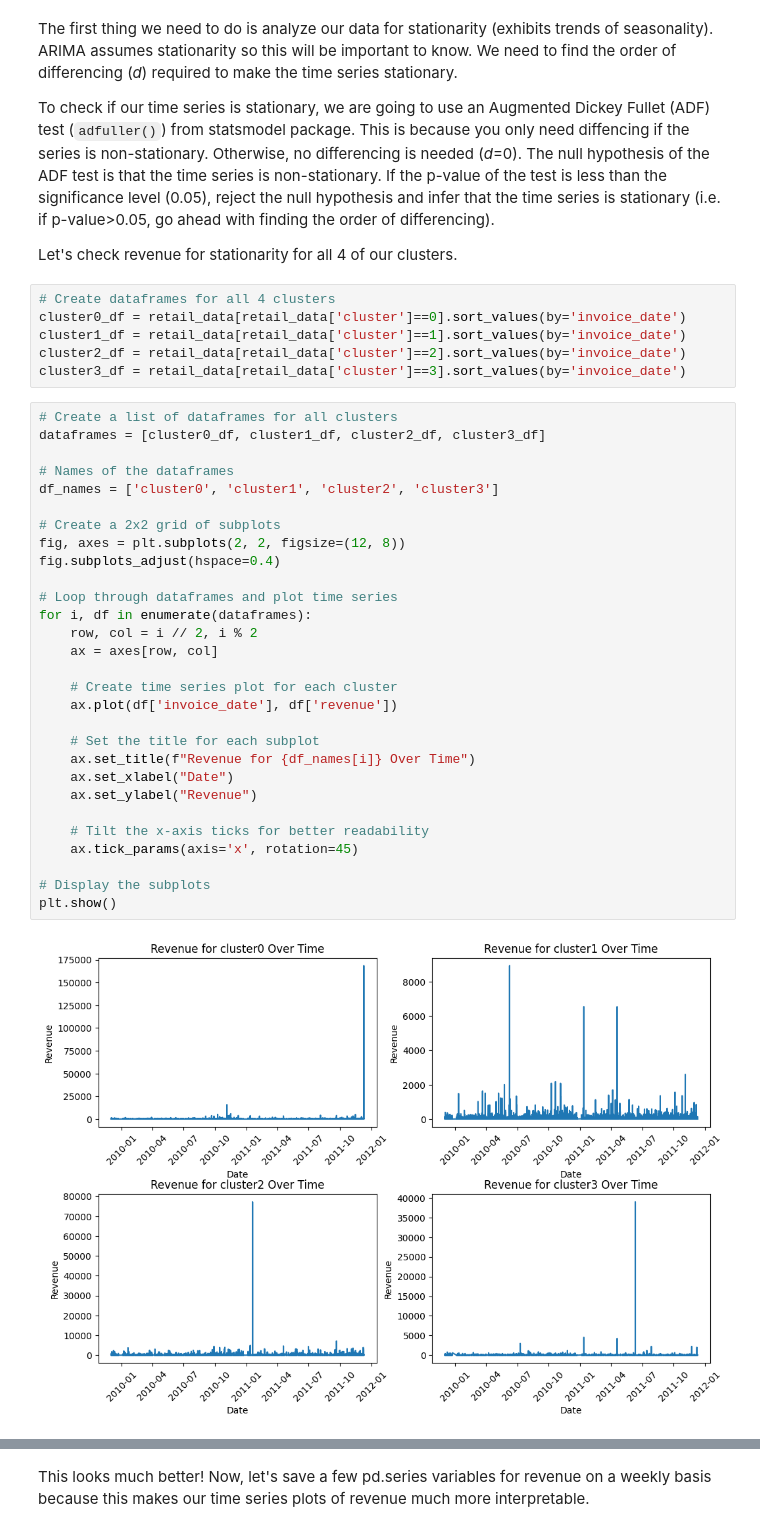
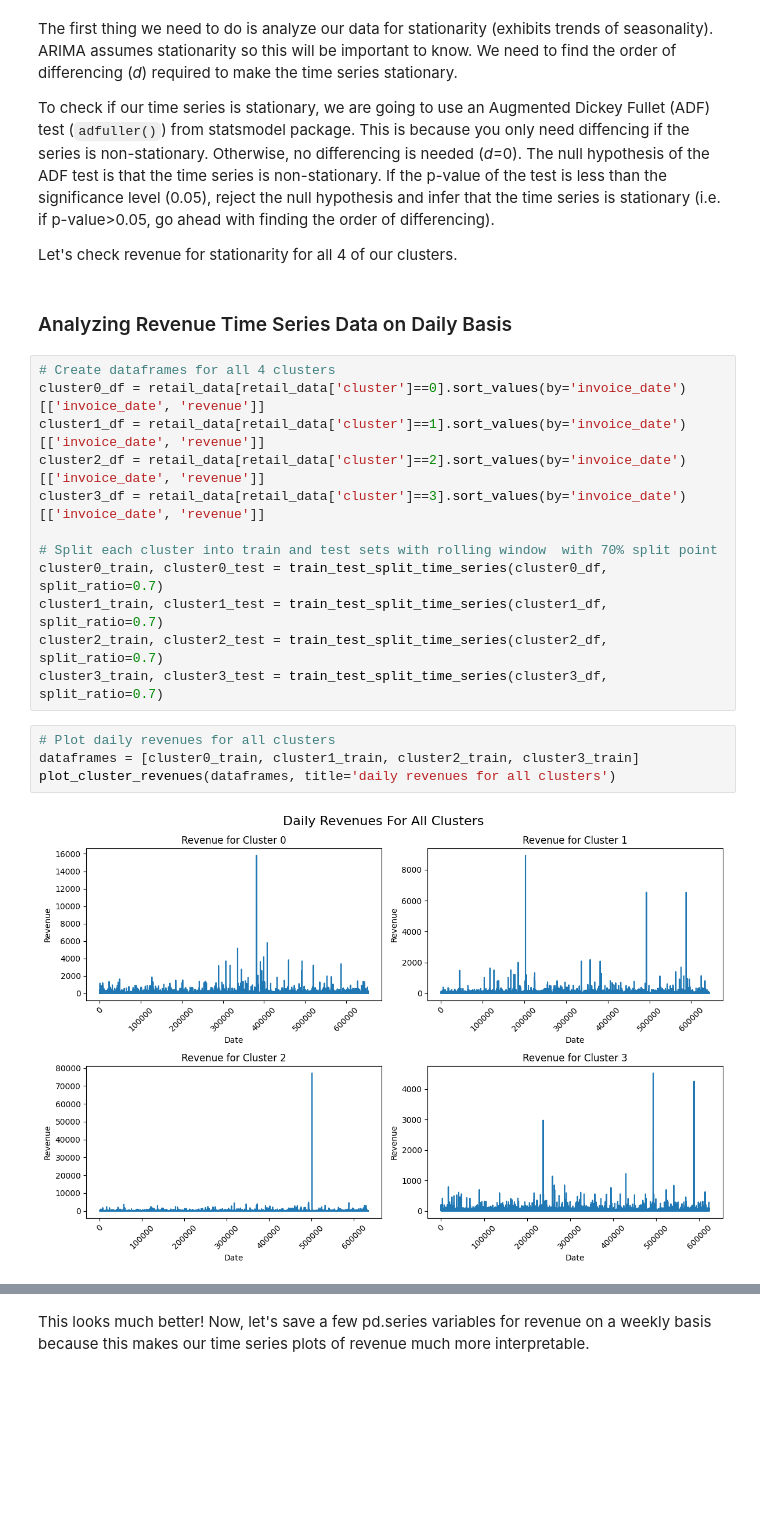
Before and after one commit to evansphillips/retail-customer-segmentation-forecasting, a Jupyter notebook: notebooks/ds4a_retail_challenge.ipynb, the cells around one changed output, grey strips where cells are left out. Drawn from its saved outputs; the diff is of its cells as text; blank space fills up the shorter version.

```diff
--- a/notebooks/ds4a_retail_challenge.ipynb
+++ b/notebooks/ds4a_retail_challenge.ipynb
@@ -2033,43 +1976,26 @@ The first thing we need to do is analyze our data for stationarity (exhibits tre
 To check if our time series is stationary, we are going to use an Augmented Dickey Fullet (ADF) test (`adfuller()`) from statsmodel package. This is because you only need diffencing if the series is non-stationary. Otherwise, no differencing is needed (*d*=0). The null hypothesis of the ADF test is that the time series is non-stationary. If the p-value of the test is less than the significance level (0.05), reject the null hypothesis and infer that the time series is stationary (i.e. if p-value>0.05, go ahead with finding the order of differencing).
 
 Let's check revenue for stationarity for all 4 of our clusters.
+# %% [markdown]
+### Analyzing Revenue Time Series Data on Daily Basis
 # %%
 # Create dataframes for all 4 clusters
-cluster0_df = retail_data[retail_data['cluster']==0].sort_values(by='invoice_date')
-cluster1_df = retail_data[retail_data['cluster']==1].sort_values(by='invoice_date')
-cluster2_df = retail_data[retail_data['cluster']==2].sort_values(by='invoice_date')
-cluster3_df = retail_data[retail_data['cluster']==3].sort_values(by='invoice_date')
+cluster0_df = retail_data[retail_data['cluster']==0].sort_values(by='invoice_date')[['invoice_date', 'revenue']]
+cluster1_df = retail_data[retail_data['cluster']==1].sort_values(by='invoice_date')[['invoice_date', 'revenue']]
+cluster2_df = retail_data[retail_data['cluster']==2].sort_values(by='invoice_date')[['invoice_date', 'revenue']]
+cluster3_df = retail_data[retail_data['cluster']==3].sort_values(by='invoice_date')[['invoice_date', 'revenue']]
+
+# Split each cluster into train and test sets with rolling window  with 70% split point
+cluster0_train, cluster0_test = train_test_split_time_series(cluster0_df, split_ratio=0.7)
+cluster1_train, cluster1_test = train_test_split_time_series(cluster1_df, split_ratio=0.7)
+cluster2_train, cluster2_test = train_test_split_time_series(cluster2_df, split_ratio=0.7)
+cluster3_train, cluster3_test = train_test_split_time_series(cluster3_df, split_ratio=0.7)
-# %%
-# Create a list of dataframes for all clusters
-dataframes = [cluster0_df, cluster1_df, cluster2_df, cluster3_df]
-
-# Names of the dataframes
-df_names = ['cluster0', 'cluster1', 'cluster2', 'cluster3']
-
-# Create a 2x2 grid of subplots
-fig, axes = plt.subplots(2, 2, figsize=(12, 8))
-fig.subplots_adjust(hspace=0.4)
-
-# Loop through dataframes and plot time series
-for i, df in enumerate(dataframes):
-    row, col = i // 2, i % 2
-    ax = axes[row, col]
-
-    # Create time series plot for each cluster
-    ax.plot(df['invoice_date'], df['revenue'])
-
-    # Set the title for each subplot
-    ax.set_title(f"Revenue for {df_names[i]} Over Time")
-    ax.set_xlabel("Date")
-    ax.set_ylabel("Revenue")
-
-    # Tilt the x-axis ticks for better readability
-    ax.tick_params(axis='x', rotation=45)
-
-# Display the subplots
-plt.show()
-# %% [output]
-[figure, removed]
+# %%
+# Plot daily revenues for all clusters
+dataframes = [cluster0_train, cluster1_train, cluster2_train, cluster3_train]
+plot_cluster_revenues(dataframes, title='daily revenues for all clusters')
+# %% [output]
+[figure, added]
 # %% [markdown]
 One of the things about this data making it very difficult to read is the frequency of days for our time series (making the plot look jagged). To address this, I will change the frequency of the date to weeks instead of days so it should give a more "smooth appearance" that is more interpretable.
 
```
Also changed, not shown: parts of 71 cells of this notebook, 1 other file.
